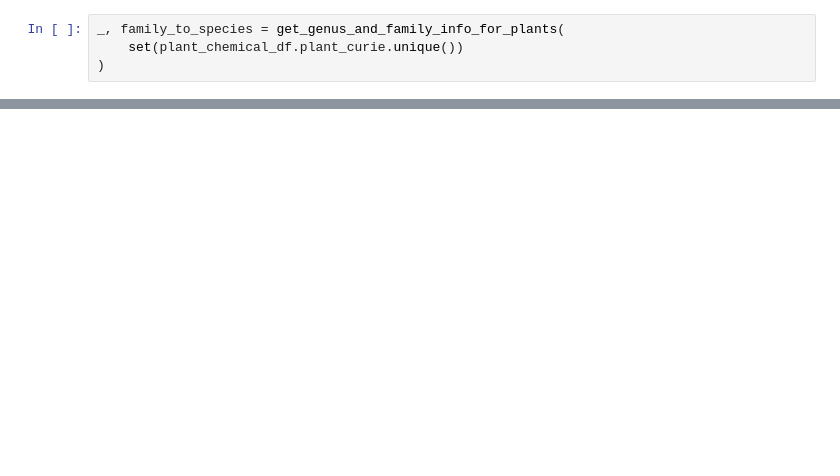
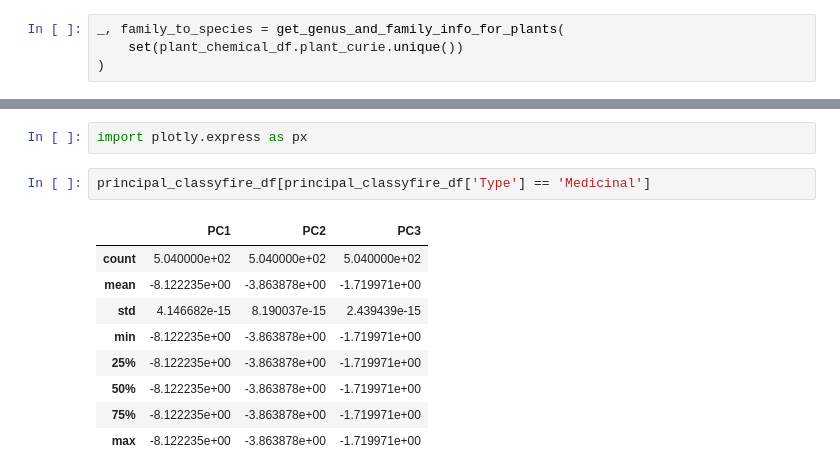
Before and after one commit to enveda/plant-chemical-space, a Jupyter notebook: notebooks/plant_chemical_similarity.ipynb, the cells around one changed output, grey strips where cells are left out. Drawn from its saved outputs; the diff is of its cells as text; blank space fills up the shorter version.

```diff
--- a/notebooks/plant_chemical_similarity.ipynb
+++ b/notebooks/plant_chemical_similarity.ipynb
@@ -136,0 +447,14 @@ Color by group (one color for medicinal plants and another one for non-medicinal
+# %%
+import plotly.express as px
+# %%
+principal_classyfire_df[principal_classyfire_df['Type'] == 'Medicinal']
+# %% [output]
+|  | PC1 | PC2 | PC3 |
+| count | 5.040000e+02 | 5.040000e+02 | 5.040000e+02 |
+| mean | -8.122235e+00 | -3.863878e+00 | -1.719971e+00 |
+| std | 4.146682e-15 | 8.190037e-15 | 2.439439e-15 |
+| min | -8.122235e+00 | -3.863878e+00 | -1.719971e+00 |
+| 25% | -8.122235e+00 | -3.863878e+00 | -1.719971e+00 |
+| 50% | -8.122235e+00 | -3.863878e+00 | -1.719971e+00 |
+| 75% | -8.122235e+00 | -3.863878e+00 | -1.719971e+00 |
+| max | -8.122235e+00 | -3.863878e+00 | -1.719971e+00 |
```
Also changed, not shown: parts of 59 cells of this notebook, 1 other file.
